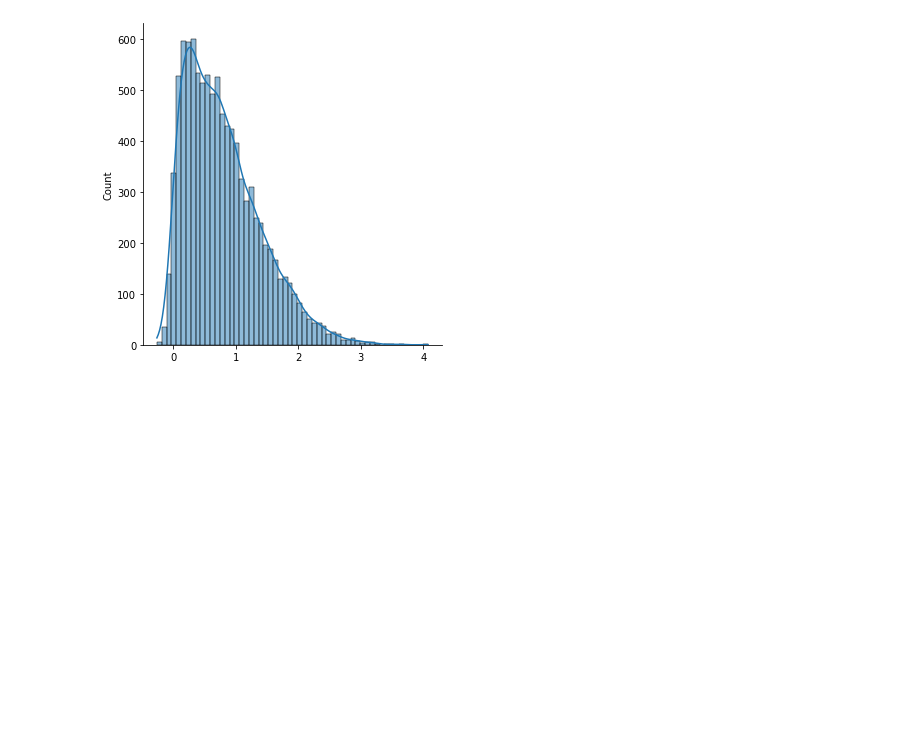
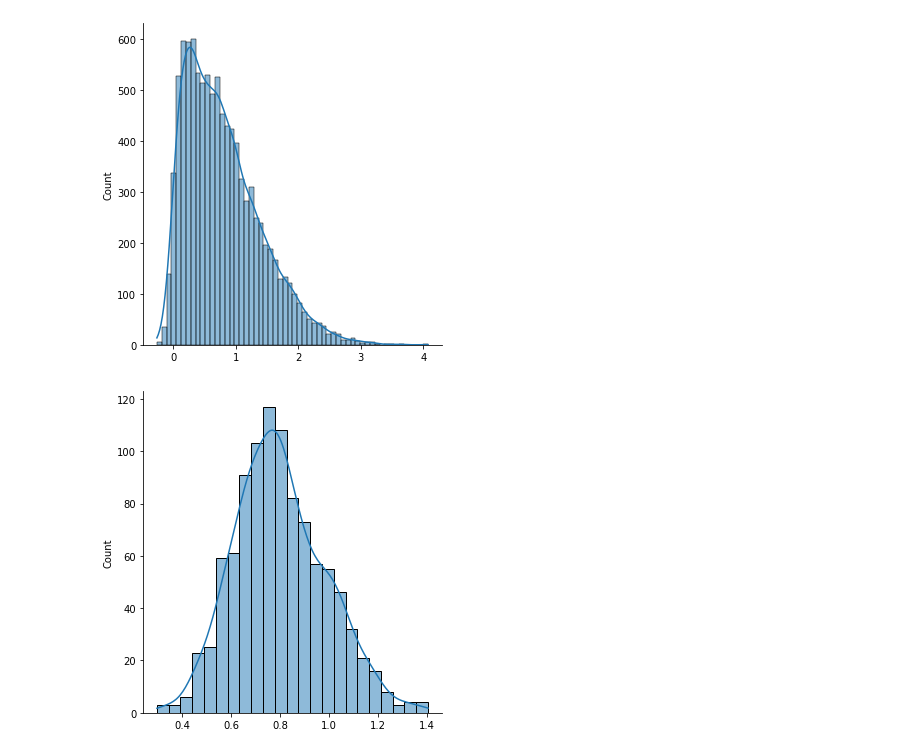
Before and after one commit to Shemnderitu/Statisticsfordatascience, a Jupyter notebook: Prac3.ipynb, the cells around one changed output. Cells and saved outputs as stored; diff of their text form; code cells hidden in the pictures; blank space fills up the shorter version.

Commit message:
CLT on sample size of a skewed distribution

```diff
--- a/Prac3.ipynb
+++ b/Prac3.ipynb
@@ -156,3 +156,7 @@ sns.displot(s, kde=True)
 # %% [output]
 <seaborn.axisgrid.FacetGrid at 0x...>
 [figure]
+# %%
+_ = sns.displot(sample_mean_calculator(s, 10, 1000), kde=True)
+# %% [output]
+[figure, added]
```
Also changed, not shown: parts of 1 cell of this notebook.
